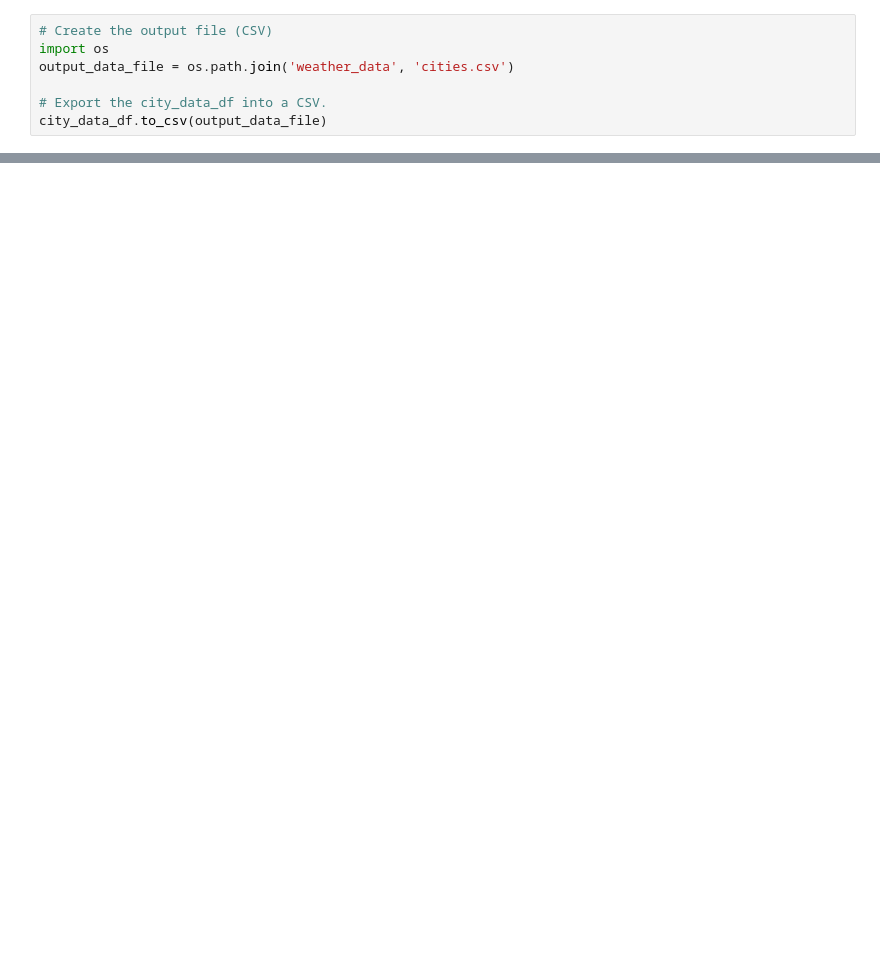
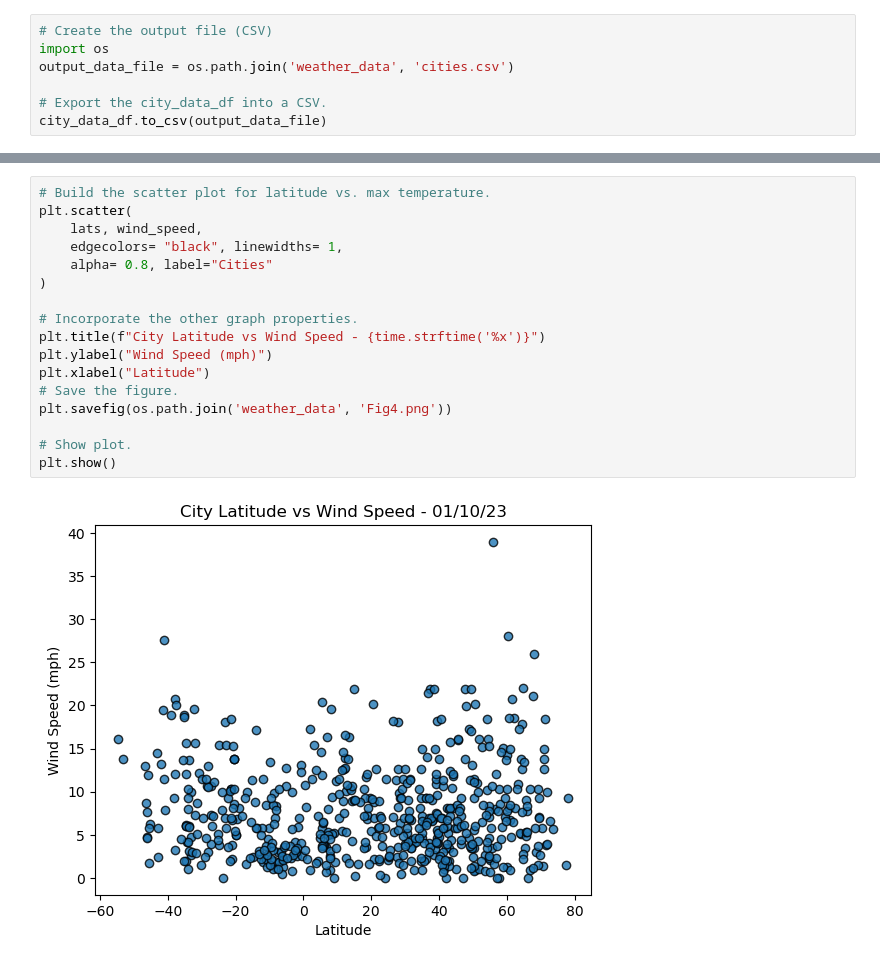
Before and after one commit to MickMarch/world_weather_analysis, a Jupyter notebook: weatherpy.ipynb, the cells around one changed output, grey strips where cells are left out. Cells and saved outputs as stored; diff of their text form; blank space fills up the shorter version.

```diff
--- a/weatherpy.ipynb
+++ b/weatherpy.ipynb
@@ -168,0 +252,19 @@ city_data_df.to_csv(output_data_file)
+# %%
+# Build the scatter plot for latitude vs. max temperature.
+plt.scatter(
+    lats, wind_speed,
+    edgecolors= "black", linewidths= 1,
+    alpha= 0.8, label="Cities"
+)
+
+# Incorporate the other graph properties.
+plt.title(f"City Latitude vs Wind Speed - {time.strftime('%x')}")
+plt.ylabel("Wind Speed (mph)")
+plt.xlabel("Latitude")
+# Save the figure.
+plt.savefig(os.path.join('weather_data', 'Fig4.png'))
+
+# Show plot.
+plt.show()
+# %% [output]
+[figure, added]
```
Also changed, not shown: parts of 9 cells of this notebook, 5 other files.
